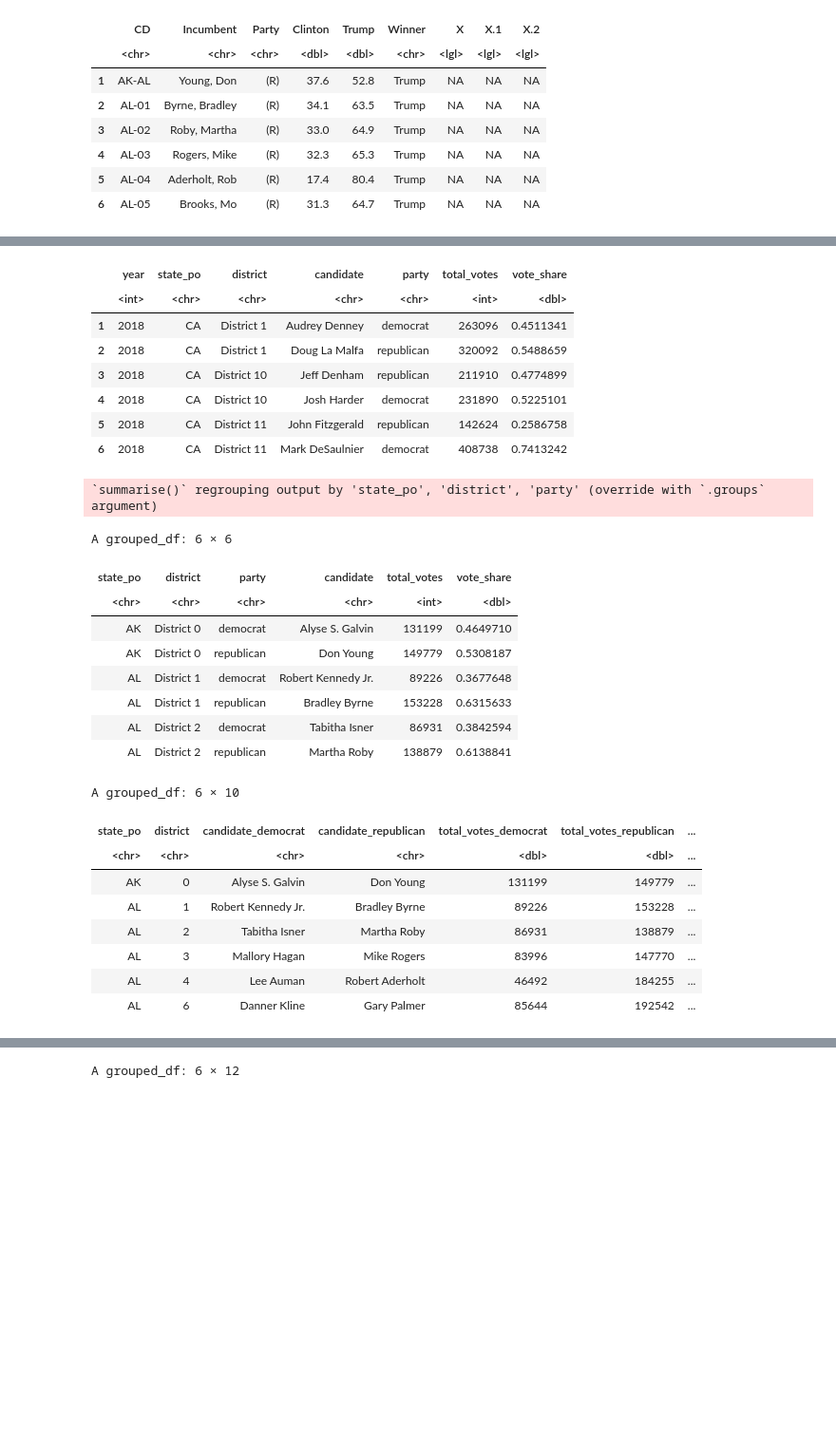
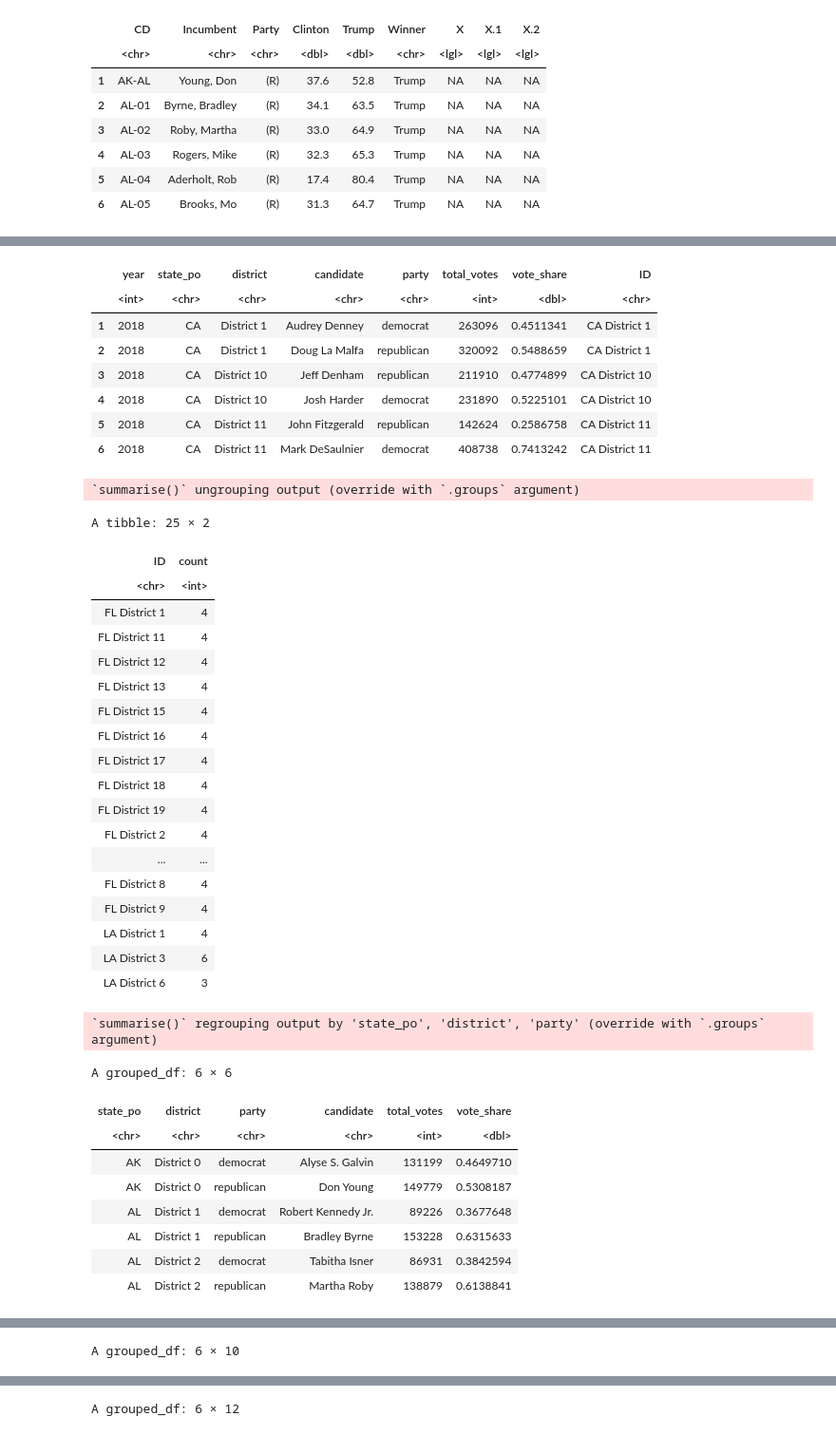
Before and after one commit to michael-bonitati-1117/final_project, a Jupyter notebook: House_Flips.ipynb, the cells around one changed output, grey strips where cells are left out. Shown at 95% size. Cells and saved outputs as stored; diff of their text form; code cells hidden in the pictures; blank space fills up the shorter version.

```diff
--- a/House_Flips.ipynb
+++ b/House_Flips.ipynb
@@ -55,19 +63,27 @@ A data.frame: 6 × 9
 | 6 | AL-05 | Brooks, Mo | (R) | 31.3 | 64.7 | Trump | NA | NA | NA |
 # %%
 ## Reformat data to wide
-
 CD_results_2018_temp <- CD_results_2018 %>%
     filter(special == FALSE,
            writein == FALSE,
            stage == "gen",
-           party %in% c("democrat", "republican")) %>%
-    mutate(vote_share = candidatevotes / totalvotes) %>%
+           party %in% c("democrat", "republican"),) %>%
+    mutate(vote_share = candidatevotes / totalvotes,
+          ID = paste(state_po, district, sep = " ")) %>%
     select(-c("state", "state_fips", "state_cen", "state_ic", "special", "office", "writein", "stage", "mode", "unofficial", "version", "totalvotes")) %>%
     rename(total_votes = candidatevotes)
 
 head(CD_results_2018_temp)
 
+two_plus_candidates <- CD_results_2018_temp %>%
+    group_by(ID) %>%
+    summarize(count = n()) %>%
+    filter(count > 2)
+
+two_plus_candidates
+
 CD_results_2018_temp_2 <- CD_results_2018_temp %>%
+    filter(!ID %in% two_plus_candidates$ID) %>%
     group_by(state_po, district, party, candidate) %>%
     summarize(total_votes = sum(total_votes),
               vote_share = sum(vote_share))
@@ -100,27 +116,38 @@ A data.frame: 6 × 7
-|  | year | state_po | district | candidate | party | total_votes | vote_share |
-|  | <int> | <chr> | <chr> | <chr> | <chr> | <int> | <dbl> |
-| 1 | 2018 | CA | District 1 | Audrey Denney | democrat | 263096 | 0.4511341 |
-| 2 | 2018 | CA | District 1 | Doug La Malfa | republican | 320092 | 0.5488659 |
-| 3 | 2018 | CA | District 10 | Jeff Denham | republican | 211910 | 0.4774899 |
-| 4 | 2018 | CA | District 10 | Josh Harder | democrat | 231890 | 0.5225101 |
-| 5 | 2018 | CA | District 11 | John Fitzgerald | republican | 142624 | 0.2586758 |
-| 6 | 2018 | CA | District 11 | Mark DeSaulnier | democrat | 408738 | 0.7413242 |
+|  | year | state_po | district | candidate | party | total_votes | vote_share | ID |
+|  | <int> | <chr> | <chr> | <chr> | <chr> | <int> | <dbl> | <chr> |
+| 1 | 2018 | CA | District 1 | Audrey Denney | democrat | 263096 | 0.4511341 | CA District 1 |
+| 2 | 2018 | CA | District 1 | Doug La Malfa | republican | 320092 | 0.5488659 | CA District 1 |
+| 3 | 2018 | CA | District 10 | Jeff Denham | republican | 211910 | 0.4774899 | CA District 10 |
+| 4 | 2018 | CA | District 10 | Josh Harder | democrat | 231890 | 0.5225101 | CA District 10 |
+| 5 | 2018 | CA | District 11 | John Fitzgerald | republican | 142624 | 0.2586758 | CA District 11 |
+| 6 | 2018 | CA | District 11 | Mark DeSaulnier | democrat | 408738 | 0.7413242 | CA District 11 |
-`summarise()` regrouping output by 'state_po', 'district', 'party' (override with `.groups` argument)
+`summarise()` ungrouping output (override with `.groups` argument)
-A grouped_df: 6 × 6
+A tibble: 25 × 2
-| state_po | district | party | candidate | total_votes | vote_share |
-| <chr> | <chr> | <chr> | <chr> | <int> | <dbl> |
-| AK | District 0 | democrat | Alyse S. Galvin | 131199 | 0.4649710 |
-| AK | District 0 | republican | Don Young | 149779 | 0.5308187 |
-| AL | District 1 | democrat | Robert Kennedy Jr. | 89226 | 0.3677648 |
-| AL | District 1 | republican | Bradley Byrne | 153228 | 0.6315633 |
-| AL | District 2 | democrat | Tabitha Isner | 86931 | 0.3842594 |
-| AL | District 2 | republican | Martha Roby | 138879 | 0.6138841 |
+| ID | count |
+| <chr> | <int> |
+| FL District 1 | 4 |
+| FL District 11 | 4 |
+| FL District 12 | 4 |
+| FL District 13 | 4 |
+| FL District 15 | 4 |
+| FL District 16 | 4 |
+| FL District 17 | 4 |
+| FL District 18 | 4 |
+| FL District 19 | 4 |
+| FL District 2 | 4 |
+| ... | ... |
+| FL District 8 | 4 |
+| FL District 9 | 4 |
+| LA District 1 | 4 |
+| LA District 3 | 6 |
+| LA District 6 | 3 |
-A grouped_df: 6 × 10
+`summarise()` regrouping output by 'state_po', 'district', 'party' (override with `.groups` argument)
+A grouped_df: 6 × 6
-| state_po | district | candidate_democrat | candidate_republican | total_votes_democrat | total_votes_republican | ... |
-| <chr> | <chr> | <chr> | <chr> | <dbl> | <dbl> | ... |
-| AK | 0 | Alyse S. Galvin | Don Young | 131199 | 149779 | ... |
-| AL | 1 | Robert Kennedy Jr. | Bradley Byrne | 89226 | 153228 | ... |
-| AL | 2 | Tabitha Isner | Martha Roby | 86931 | 138879 | ... |
-| AL | 3 | Mallory Hagan | Mike Rogers | 83996 | 147770 | ... |
-| AL | 4 | Lee Auman | Robert Aderholt | 46492 | 184255 | ... |
-| AL | 6 | Danner Kline | Gary Palmer | 85644 | 192542 | ... |
+| state_po | district | party | candidate | total_votes | vote_share |
+| <chr> | <chr> | <chr> | <chr> | <int> | <dbl> |
+| AK | District 0 | democrat | Alyse S. Galvin | 131199 | 0.4649710 |
+| AK | District 0 | republican | Don Young | 149779 | 0.5308187 |
+| AL | District 1 | democrat | Robert Kennedy Jr. | 89226 | 0.3677648 |
+| AL | District 1 | republican | Bradley Byrne | 153228 | 0.6315633 |
+| AL | District 2 | democrat | Tabitha Isner | 86931 | 0.3842594 |
+| AL | District 2 | republican | Martha Roby | 138879 | 0.6138841 |
@@ -139,0 +154 @@ $ year                   <dbl> 2018, 2018, 2018, 2018, 2018, 2018, 2018, 2018…
+A grouped_df: 6 × 10
```
Also changed, not shown: parts of 7 cells of this notebook, 2 other files.
